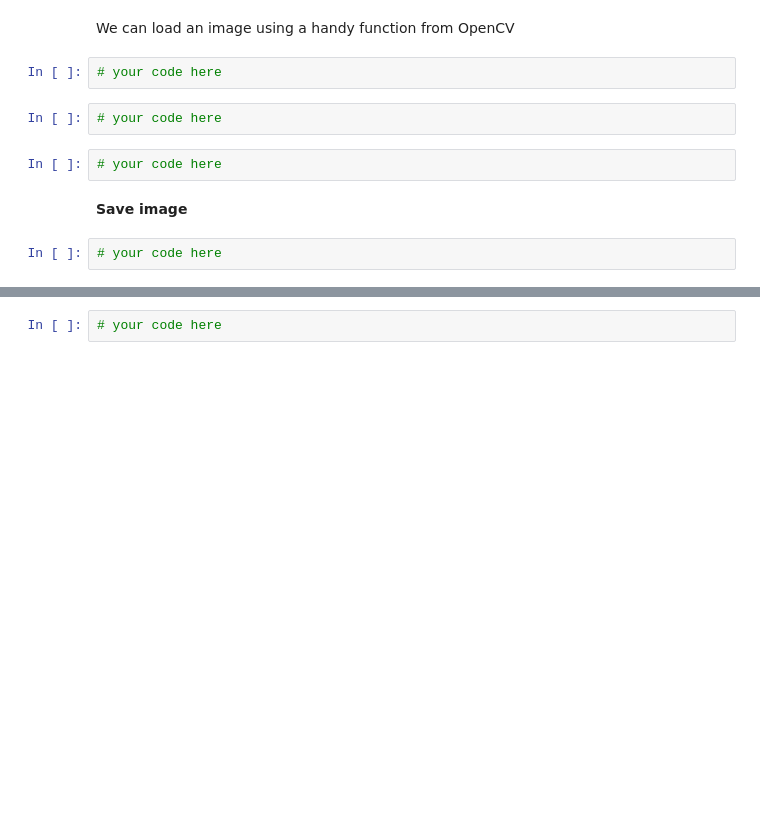
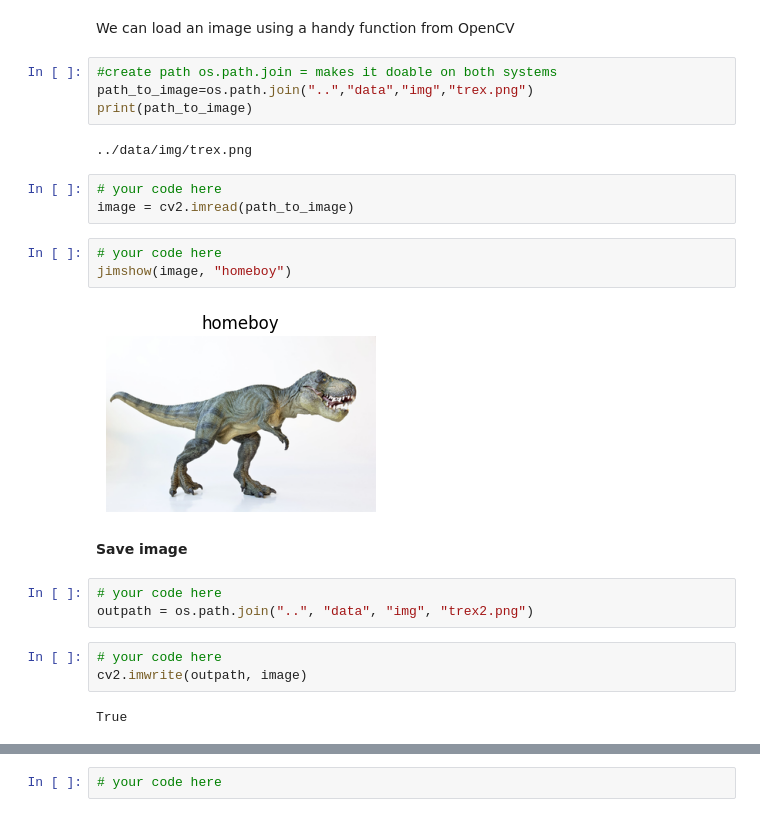
Before and after one commit to Olihaha/cds-visual, a Jupyter notebook: nbs/session1_inclass_oli.ipynb, the cells around one changed output, grey strips where cells are left out. Cells and saved outputs as stored; diff of their text form; blank space fills up the shorter version.

```diff
--- a/nbs/session1_inclass_oli.ipynb
+++ b/nbs/session1_inclass_oli.ipynb
@@ -227,13 +222,27 @@ from utils.imutils import jimshow
 __Read image__
 # %% [markdown]
 We can load an image using a handy function from OpenCV
+# %%
+#create path os.path.join = makes it doable on both systems
+path_to_image=os.path.join("..","data","img","trex.png")
+print(path_to_image)
+# %% [output]
+../data/img/trex.png
+# %%
+# your code here
+image = cv2.imread(path_to_image)
 # %%
 # your code here
+jimshow(image, "homeboy")
+# %% [output]
+[figure, added]
-# %%
-# your code here
-# %%
-# your code here
 # %% [markdown]
 __Save image__
+# %%
+# your code here
+outpath = os.path.join("..", "data", "img", "trex2.png")
 # %%
 # your code here
+cv2.imwrite(outpath, image)
+# %% [output]
+True
```
Also changed, not shown: parts of 21 cells of this notebook.
